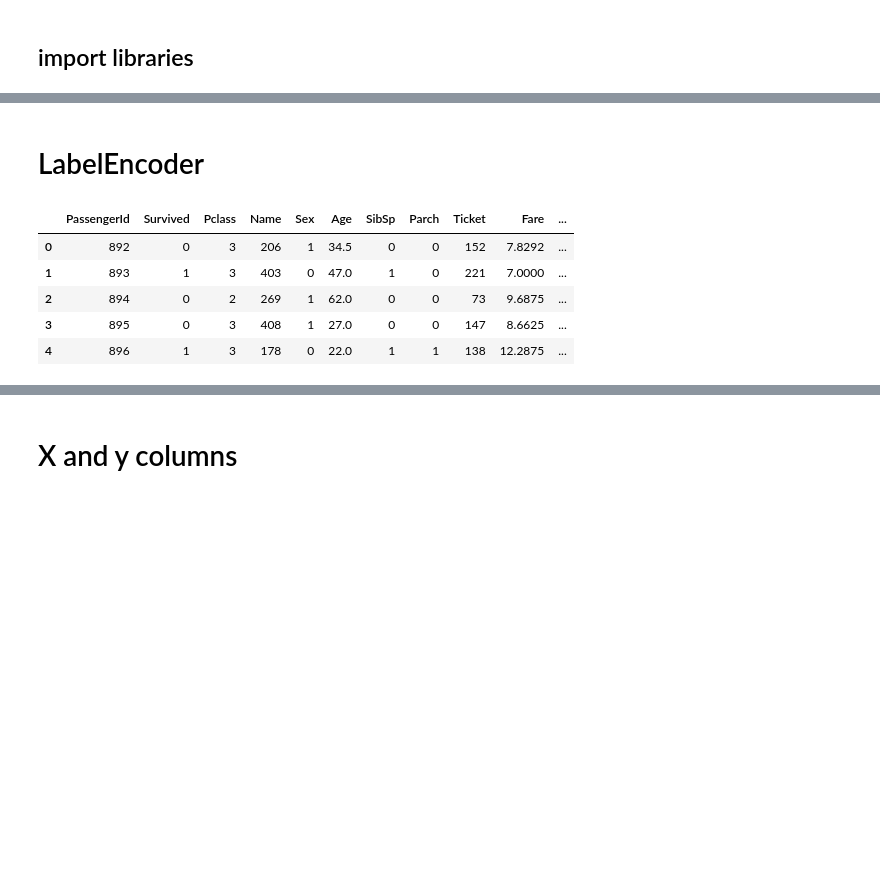
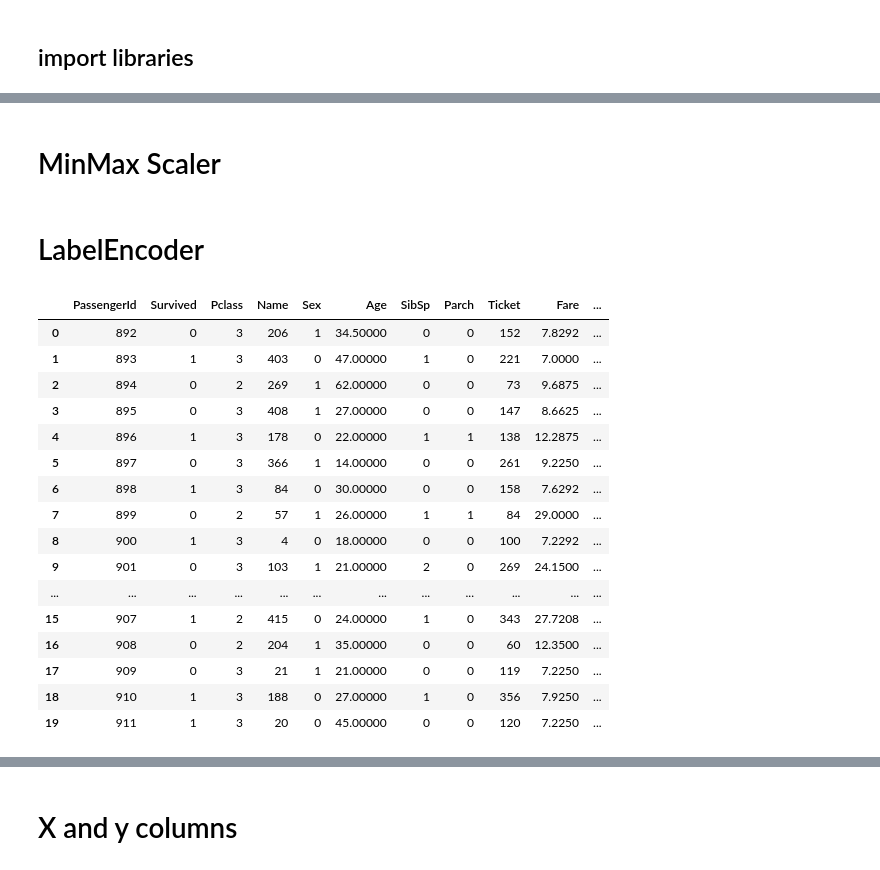
Before and after one commit to najeebjony/alfido_tech, a Jupyter notebook: titanic_prediction/logistic_regression.ipynb, the cells around one changed output, grey strips where cells are left out. Cells and saved outputs as stored; diff of their text form; code cells hidden in the pictures; blank space fills up the shorter version.

```diff
--- a/titanic_prediction/logistic_regression.ipynb
+++ b/titanic_prediction/logistic_regression.ipynb
@@ -75,3 +91,5 @@ Family         0
 Embarked       0
 Age            0
 dtype: int64
+# %% [markdown]
+# MinMax Scaler
@@ -78,15 +104,26 @@ dtype: int64
 # %% [markdown]
 # LabelEncoder
 # %%
-for i in df.columns:
-    if df[i].dtype == 'object' or df[i].dtype == 'category':
-        df[i] = LabelEncoder().fit_transform(df[i])
+for col in df.columns:
+    if df[col].dtype == 'object'or df[col].dtype == 'category':
+        df[col] = LabelEncoder().fit_transform(df[col])
 
-df.head()
+df.head(20)
 # %% [output]
 |  | PassengerId | Survived | Pclass | Name | Sex | Age | SibSp | Parch | Ticket | Fare | ... |
-| 0 | 892 | 0 | 3 | 206 | 1 | 34.5 | 0 | 0 | 152 | 7.8292 | ... |
-| 1 | 893 | 1 | 3 | 403 | 0 | 47.0 | 1 | 0 | 221 | 7.0000 | ... |
-| 2 | 894 | 0 | 2 | 269 | 1 | 62.0 | 0 | 0 | 73 | 9.6875 | ... |
-| 3 | 895 | 0 | 3 | 408 | 1 | 27.0 | 0 | 0 | 147 | 8.6625 | ... |
-| 4 | 896 | 1 | 3 | 178 | 0 | 22.0 | 1 | 1 | 138 | 12.2875 | ... |
+| 0 | 892 | 0 | 3 | 206 | 1 | 34.50000 | 0 | 0 | 152 | 7.8292 | ... |
+| 1 | 893 | 1 | 3 | 403 | 0 | 47.00000 | 1 | 0 | 221 | 7.0000 | ... |
+| 2 | 894 | 0 | 2 | 269 | 1 | 62.00000 | 0 | 0 | 73 | 9.6875 | ... |
+| 3 | 895 | 0 | 3 | 408 | 1 | 27.00000 | 0 | 0 | 147 | 8.6625 | ... |
+| 4 | 896 | 1 | 3 | 178 | 0 | 22.00000 | 1 | 1 | 138 | 12.2875 | ... |
+| 5 | 897 | 0 | 3 | 366 | 1 | 14.00000 | 0 | 0 | 261 | 9.2250 | ... |
+| 6 | 898 | 1 | 3 | 84 | 0 | 30.00000 | 0 | 0 | 158 | 7.6292 | ... |
+| 7 | 899 | 0 | 2 | 57 | 1 | 26.00000 | 1 | 1 | 84 | 29.0000 | ... |
+| 8 | 900 | 1 | 3 | 4 | 0 | 18.00000 | 0 | 0 | 100 | 7.2292 | ... |
+| 9 | 901 | 0 | 3 | 103 | 1 | 21.00000 | 2 | 0 | 269 | 24.1500 | ... |
+| ... | ... | ... | ... | ... | ... | ... | ... | ... | ... | ... | ... |
+| 15 | 907 | 1 | 2 | 415 | 0 | 24.00000 | 1 | 0 | 343 | 27.7208 | ... |
+| 16 | 908 | 0 | 2 | 204 | 1 | 35.00000 | 0 | 0 | 60 | 12.3500 | ... |
+| 17 | 909 | 0 | 3 | 21 | 1 | 21.00000 | 0 | 0 | 119 | 7.2250 | ... |
+| 18 | 910 | 1 | 3 | 188 | 0 | 27.00000 | 1 | 0 | 356 | 7.9250 | ... |
+| 19 | 911 | 1 | 3 | 20 | 0 | 45.00000 | 0 | 0 | 120 | 7.2250 | ... |
```
Also changed, not shown: parts of 19 cells of this notebook, 9 other files.
